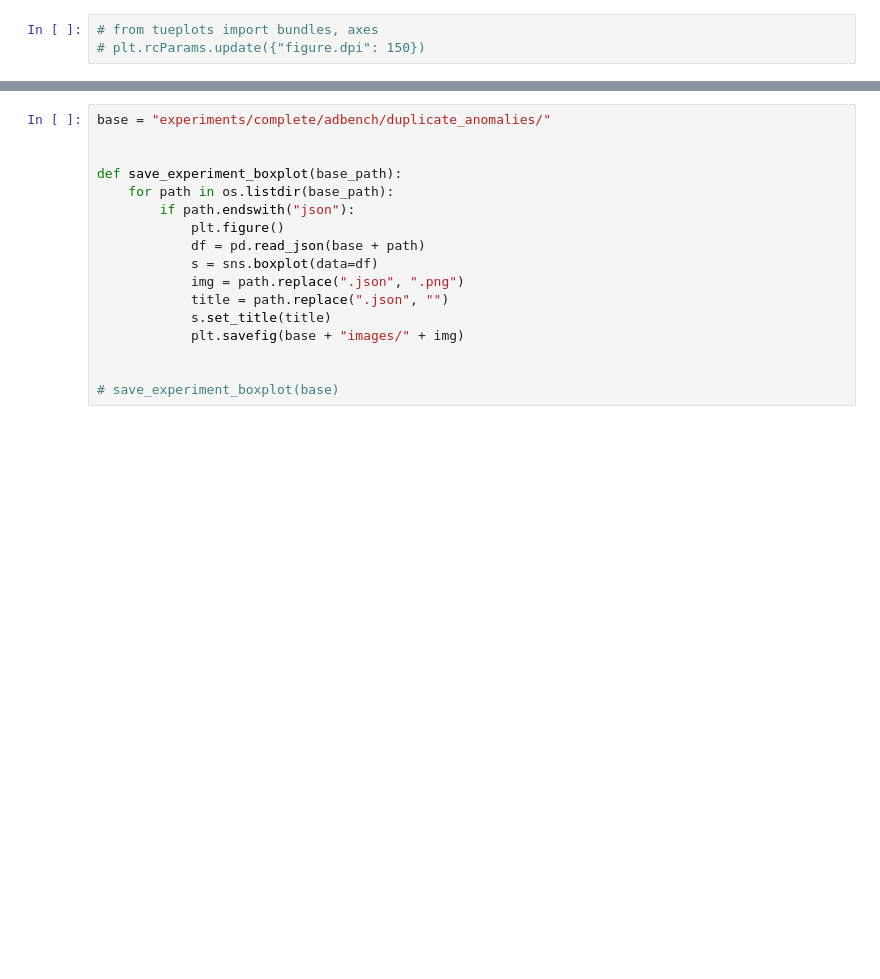
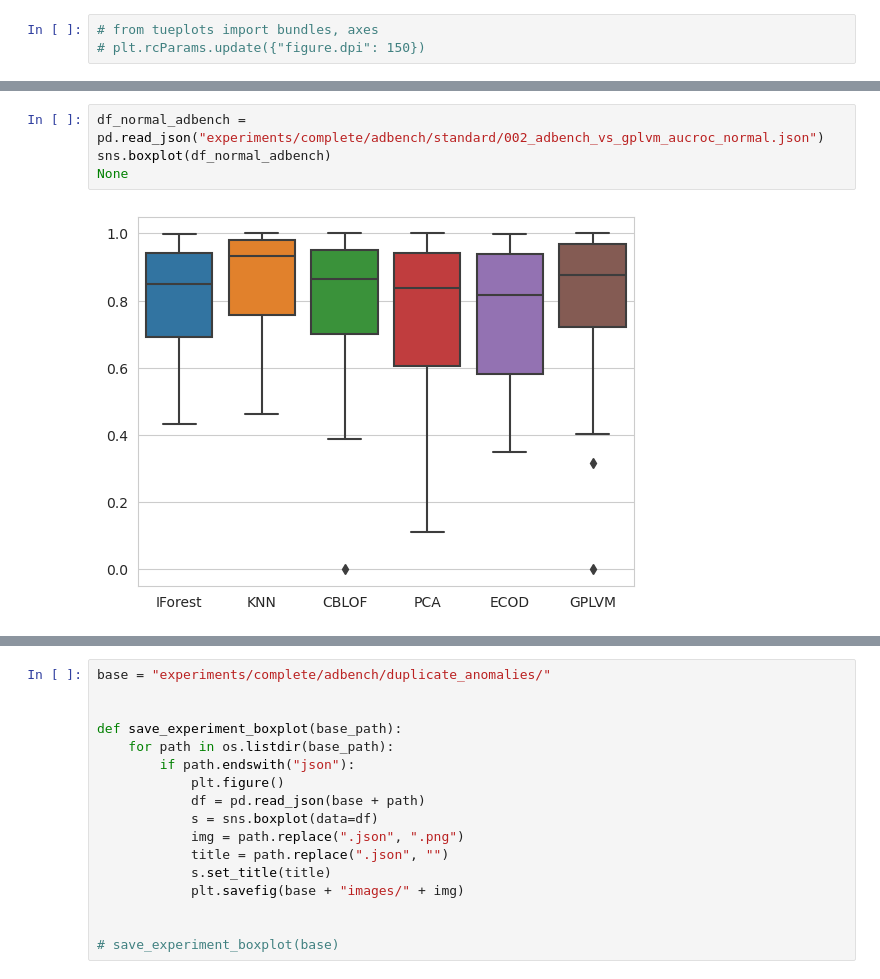
Before and after one commit to davinavarro/OE-GPLVM, a Jupyter notebook: 13_results_analysis.ipynb, the cells around one changed output, grey strips where cells are left out. Drawn from its saved outputs; the diff is of its cells as text; blank space fills up the shorter version.

```diff
--- a/13_results_analysis.ipynb
+++ b/13_results_analysis.ipynb
@@ -38,0 +23,6 @@ df.head(5)
+# %%
+df_normal_adbench = pd.read_json("experiments/complete/adbench/standard/002_adbench_vs_gplvm_aucroc_normal.json")
+sns.boxplot(df_normal_adbench)
+None
+# %% [output]
+[figure, added]
```
Also changed, not shown: parts of 26 cells of this notebook, 6 other files.
